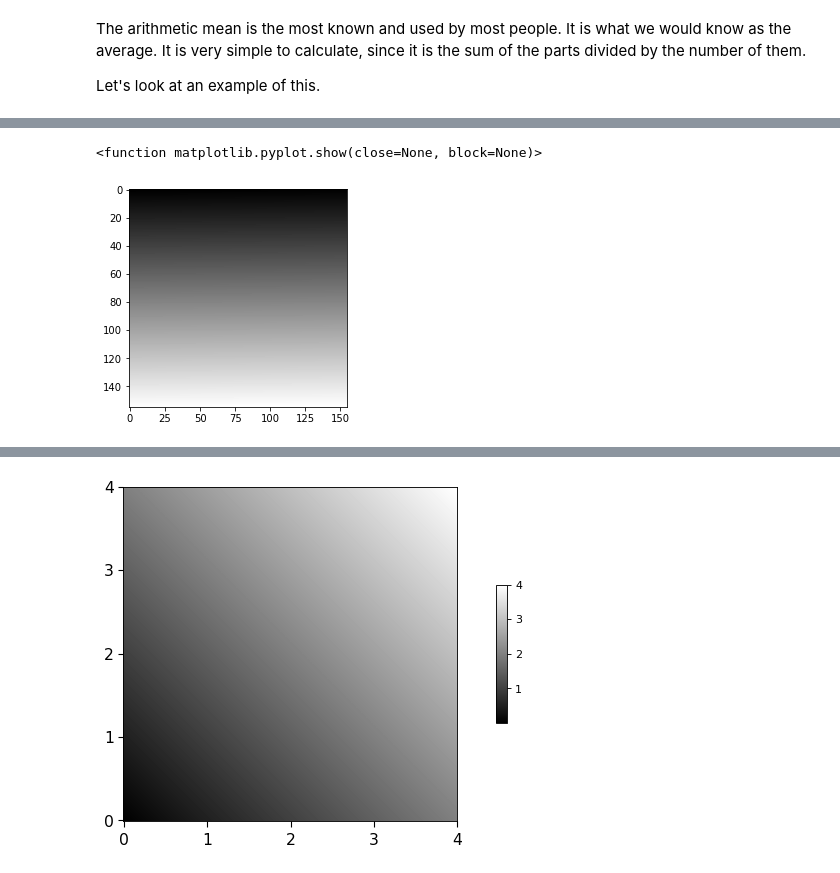
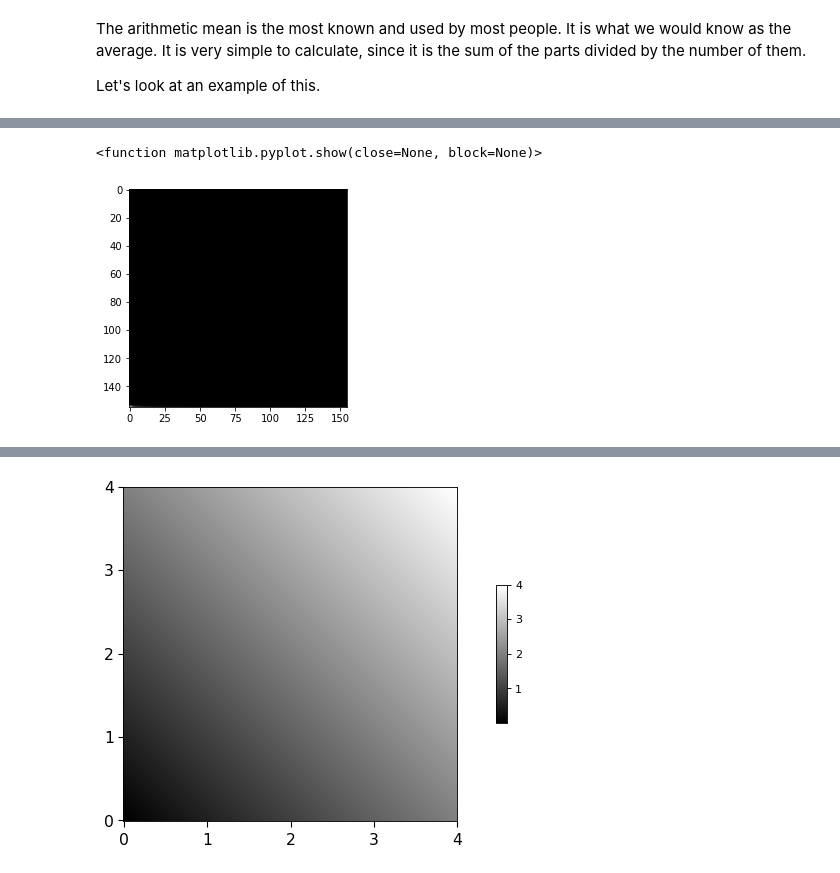
Before and after one commit to caroperez/Statistical_studies, a Jupyter notebook: Types of averages.ipynb, the cells around one changed output, grey strips where cells are left out. Saved outputs shown, nothing was run; the diff lists cells and outputs as text; code cells hidden in the pictures.

```diff
--- a/Types of averages.ipynb
+++ b/Types of averages.ipynb
@@ -42,15 +42,16 @@ plt.show()
 # %%
 %matplotlib inline
 
 # data
-df = np.linspace(0, 255, 155 * 155).reshape(155, 155)
+df = np.linspace(0.01, 255, 155 * 155).reshape(155, 155)
 mean_df = np.divide(df, df[::-1])
+df_plot = mean_df * 255
 
-plt.imshow(df, cmap = "gray")
+plt.imshow(df_plot, cmap = "gray")
 plt.show
 # %% [output]
 <function matplotlib.pyplot.show(close=None, block=None)>
-[figure, old version]
+[figure, new version]
 # %%
 
 def values_grid(funk, range):
```
Also changed, not shown: parts of 4 cells of this notebook.
